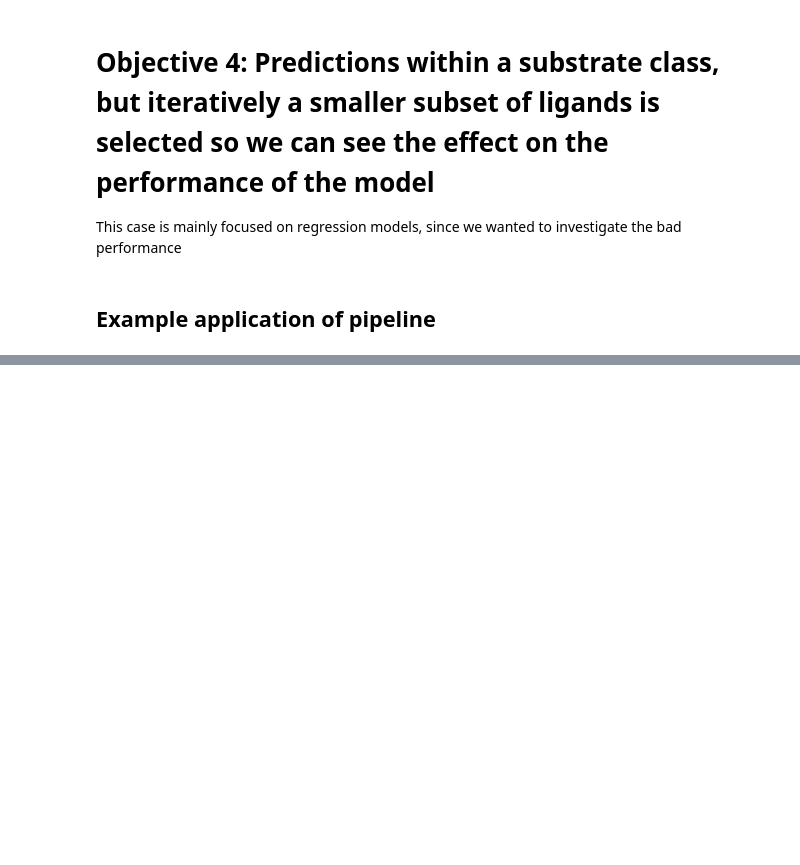
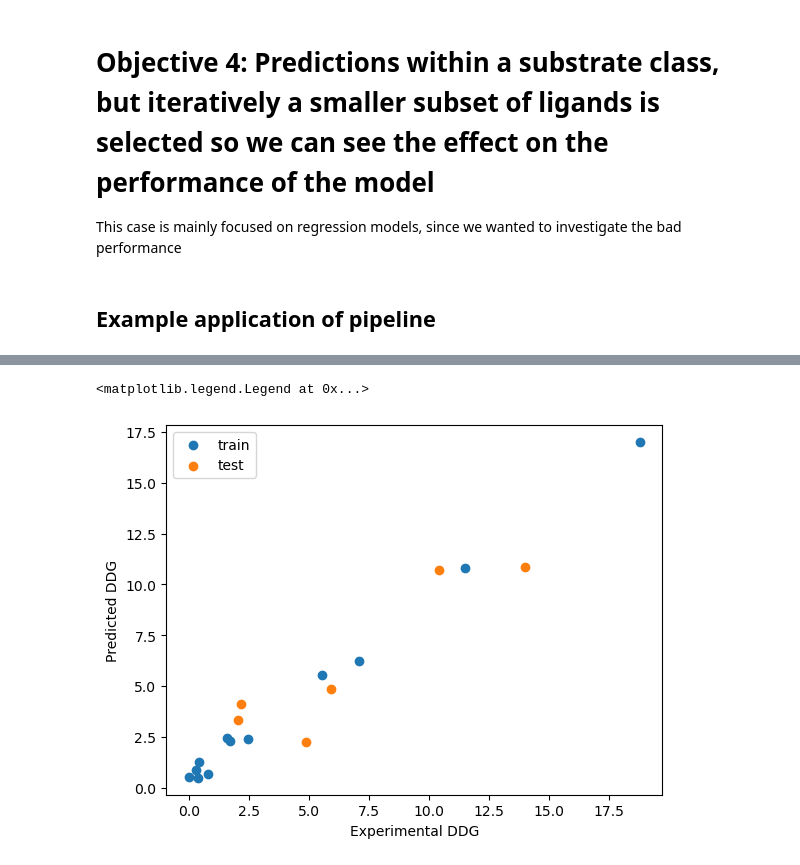
Before and after one commit to EPiCs-group/obelix-ml-pipeline, a Jupyter notebook: obelix_ml_pipeline/notebooks/4.predictions_within_substrate_class_for_random_subset.ipynb, the cells around one changed output, grey strips where cells are left out. Cells and saved outputs as stored; diff of their text form; code cells hidden in the pictures; blank space fills up the shorter version.

```diff
--- a/obelix_ml_pipeline/notebooks/4.predictions_within_substrate_class_for_random_subset.ipynb
+++ b/obelix_ml_pipeline/notebooks/4.predictions_within_substrate_class_for_random_subset.ipynb
@@ -30,0 +179,12 @@ This case is mainly focused on regression models, since we wanted to investigate
+# %%
+pred_train = base_model.predict(x_train)
+pred_test = base_model.predict(x_test)
+# %%
+plt.scatter(y_train, pred_train)
+plt.scatter(y_test, pred_test)
+plt.ylabel('Predicted DDG')
+plt.xlabel('Experimental DDG')
+plt.legend(['train','test'])
+# %% [output]
+<matplotlib.legend.Legend at 0x...>
+[figure, added]
```
Also changed, not shown: parts of 18 cells of this notebook.
